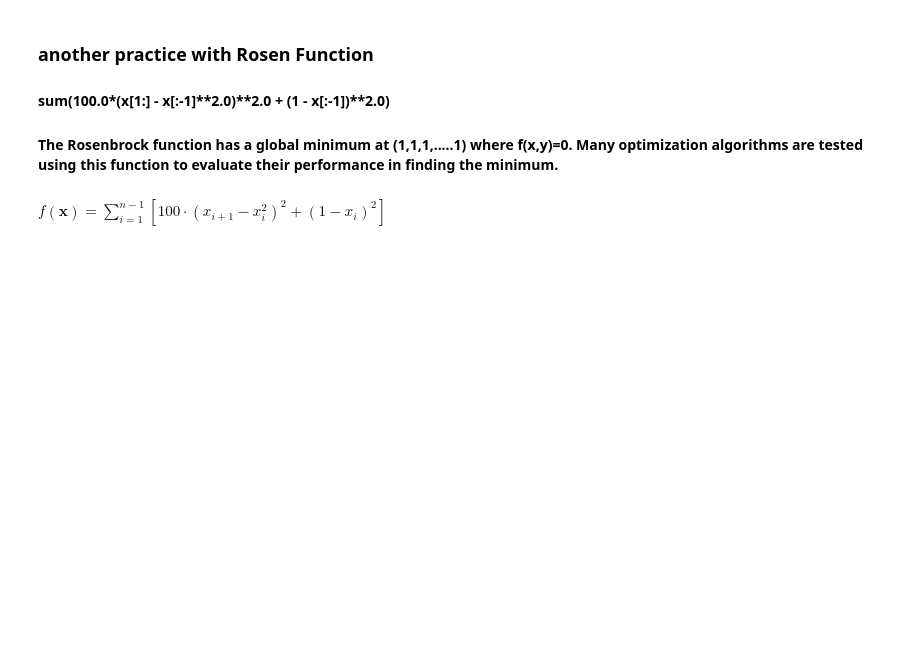
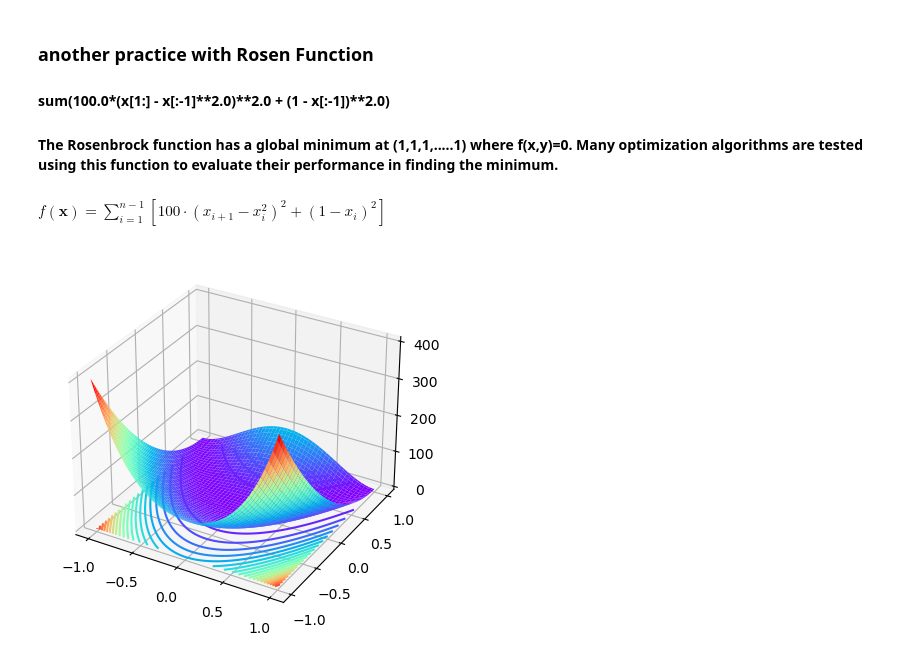
Before and after one commit to MORTAZAD66/ML_Practice, a Jupyter notebook: Py_Practice/Optimization.ipynb, the cells around one changed output. Saved outputs shown, nothing was run; the diff lists cells and outputs as text; code cells hidden in the pictures; blank space fills up the shorter version.

```diff
--- a/Py_Practice/Optimization.ipynb
+++ b/Py_Practice/Optimization.ipynb
@@ -108,14 +53,17 @@ minimize(J, x0=np.random.randn(2), method='TNC', jac=gradients)
 # %%
 import numpy as np
 from scipy.optimize import rosen
 import matplotlib.pyplot as plt
 from mpl_toolkits.mplot3d import Axes3D
 
 x = np.linspace(-1, 1, 100)
 X, Y = np.meshgrid(x, x)
 Z = rosen([X, Y])
 ax = plt.subplot(111, projection='3d')
-ax.plot_surface(X, Y, Z)
+ax.plot_surface(X, Y, Z, cmap=plt.cm.rainbow)
+ax.contour(X, Y, Z, 20, zdir='Z', offset=0, cmap=plt.cm.rainbow)
 plt.show()
+# %% [output]
+[figure, added]
 # %%
 plt.figure(figsize=(6, 6))
```
Also changed, not shown: parts of 12 cells of this notebook.
